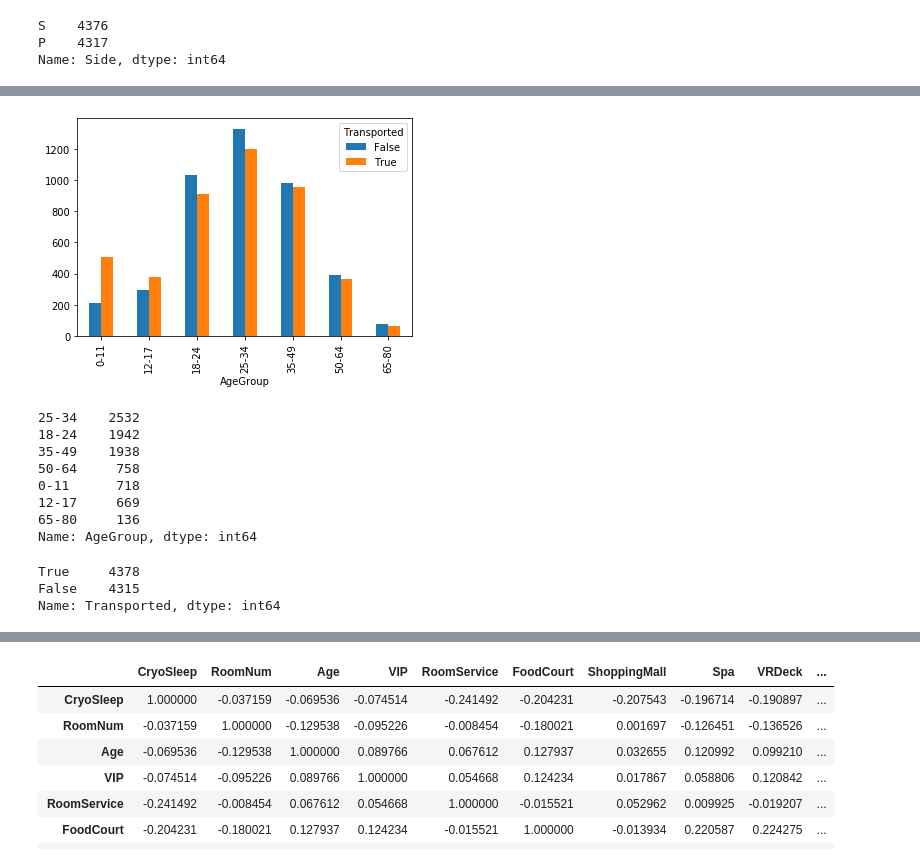
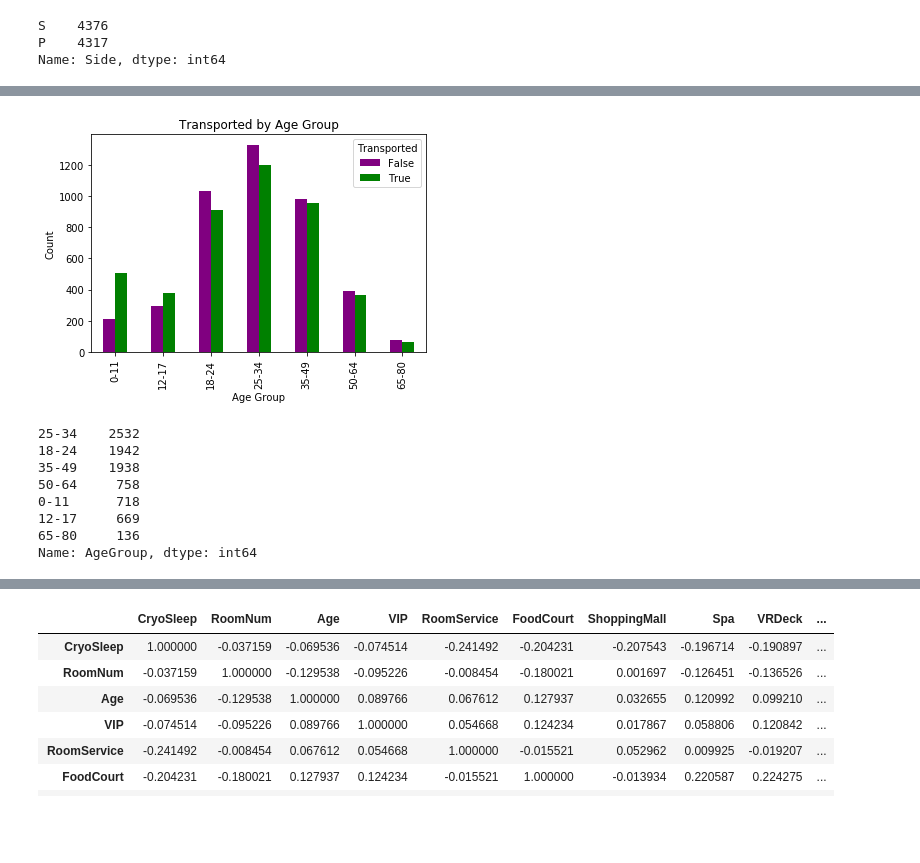
Before and after one commit to ginaleonardi/spaceship-titanic, a Jupyter notebook: dev_code_Gina.ipynb, the cells around one changed output, grey strips where cells are left out. Drawn from its saved outputs; the diff is of its cells as text; code cells hidden in the pictures; blank space fills up the shorter version.

```diff
--- a/dev_code_Gina.ipynb
+++ b/dev_code_Gina.ipynb
@@ -119,13 +140,18 @@ plt.show()
 # %%
 # Plot Age
 age_bins = [0, 11, 17, 24, 34, 49, 64, 80]
 age_labels = ['0-11', '12-17', '18-24', '25-34', '35-49', '50-64', '65-80']
 titanic_df['AgeGroup'] = pd.cut(titanic_df['Age'], bins=age_bins, labels=age_labels, right=False)
 
-titanic_df.groupby(['AgeGroup', 'Transported']).size().unstack().plot(kind='bar', stacked=False)
+titanic_df.groupby(['AgeGroup', 'Transported']).size().unstack().plot(kind='bar', stacked=False, color=["purple", "green"])
+plt.title("Transported by Age Group")
+plt.xlabel("Age Group")
+plt.ylabel("Count")
+
+plt.savefig('byAgeGroup.jpg')
 plt.show()
 # %% [output]
-[figure, old version]
+[figure, new version]
 # %%
 titanic_df['AgeGroup'].value_counts()
 # %% [output]
@@ -137,10 +163,3 @@ titanic_df['AgeGroup'].value_counts()
 12-17     669
 65-80     136
 Name: AgeGroup, dtype: int64
-# %%
-titanic_df['Transported'].value_counts()
-#titanic_df['Transported'].value_counts().plot(kind='bar')
-# %% [output]
-True     4378
-False    4315
-Name: Transported, dtype: int64
```
Also changed, not shown: parts of 9 cells of this notebook, 7 other files.
